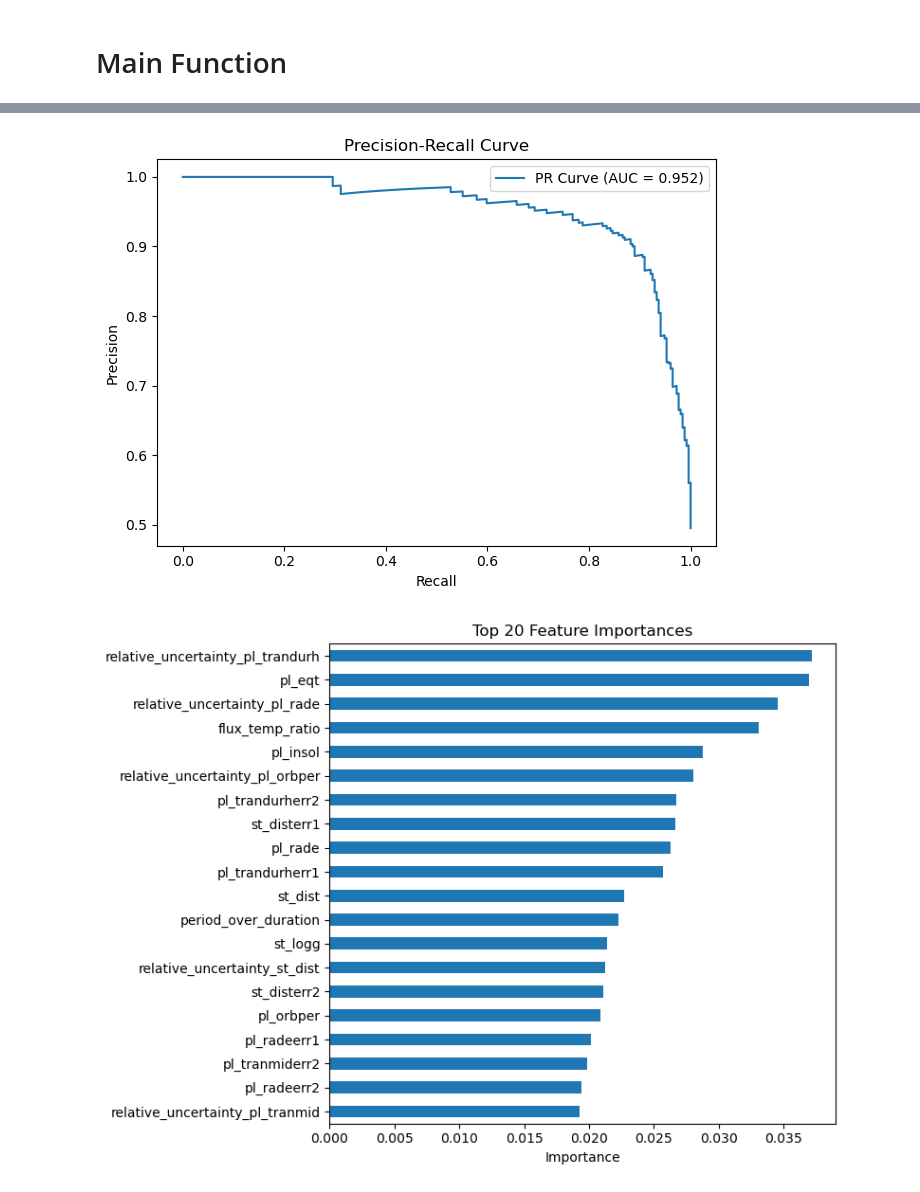
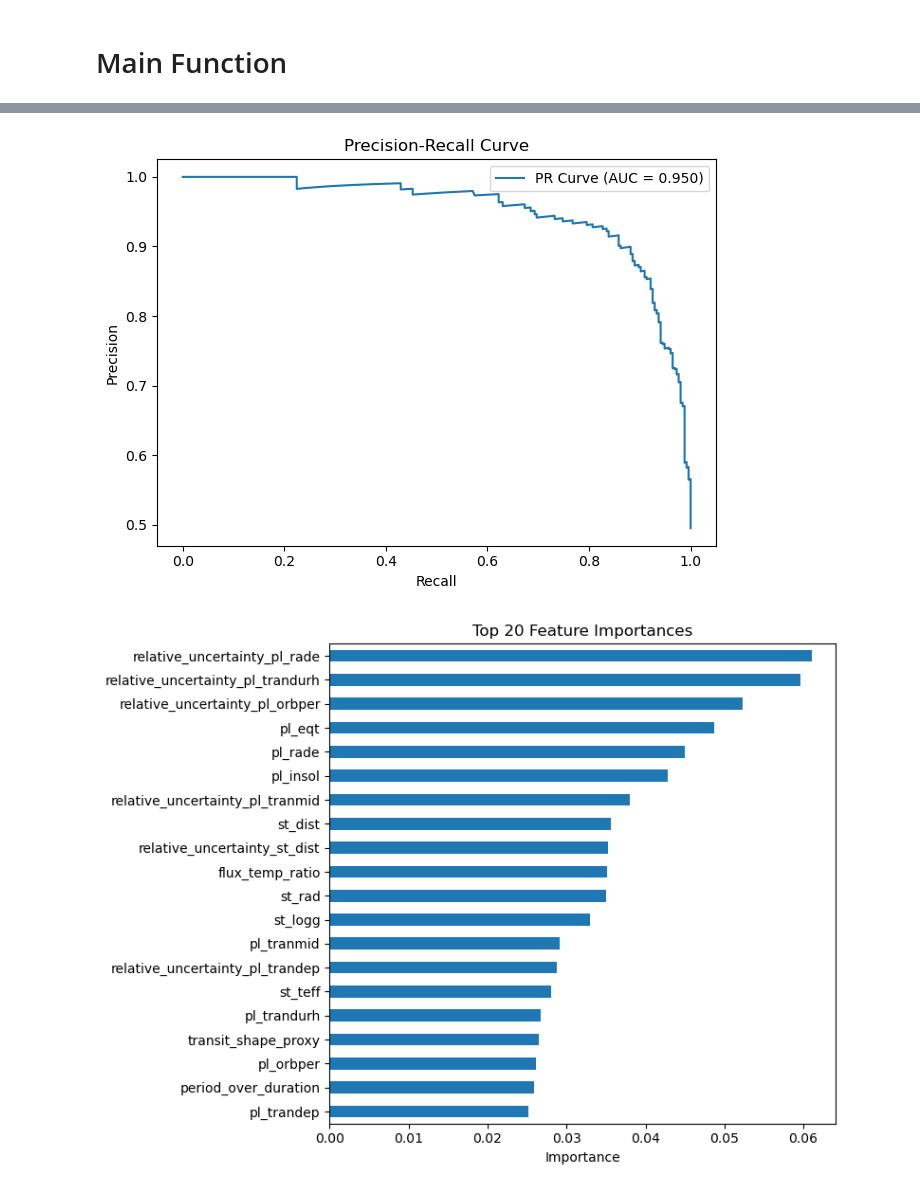
Before and after one commit to The-Eco-Guy/ML_projects, a Jupyter notebook: exoplanet_randomforest/randomforest_TESS.ipynb, the cells around one changed output, grey strips where cells are left out. Saved outputs shown, nothing was run; the diff lists cells and outputs as text; code cells hidden in the pictures.

```diff
--- a/exoplanet_randomforest/randomforest_TESS.ipynb
+++ b/exoplanet_randomforest/randomforest_TESS.ipynb
@@ -22,13 +22,19 @@ RANDOM_STATE = 42
 # Label Mappings and Utility Functions
 # %%
 def map_labels(series):
+    """Maps disposition labels to binary classes."""
     mapping = {"CP": 1, "KP": 1, "FP": 0, "FA": 0, "PC": np.nan, "APC": np.nan}
     mapped = series.astype(str).str.upper().map(mapping)
     return mapped.dropna()
 
 def engineer_features(df):
+    """
+    Engineers new features for the TESS dataset.
+    This function now includes an additional domain-specific feature.
+    """
     df = df.copy()
 
+    # --- Start of your pre-existing code ---
     for col in df.columns:
         if col.endswith("err1") and col[:-4] + "err2" in df.columns and col[:-4] in df.columns:
             base = col[:-4]
@@ -51,7 +57,10 @@ def engineer_features(df):
         'planet_star_radius_ratio': ('pl_rade', lambda df: safe_div(df['pl_rade'], df['st_rad'])),
         'flux_temp_ratio': ('pl_insol', lambda df: safe_div(df['pl_insol'], df['st_teff'])),
         'period_over_duration': ('pl_orbper', lambda df: safe_div(df['pl_orbper'], df['pl_trandurh'])),
-        'depth_over_tmag': ('pl_trandep', lambda df: safe_div(df['pl_trandep'], df['st_tmag']))
+        'depth_over_tmag': ('pl_trandep', lambda df: safe_div(df['pl_trandep'], df['st_tmag'])),
+
+        # --- Appended Code:
+        'transit_shape_proxy': ('pl_trandurh', lambda df: safe_div(df['pl_trandurh'], df['pl_orbper']))
     }
 
     for name, (ref, func) in derived_features.items():
@@ -122,9 +131,9 @@ def plot_results(y_test, y_prob, feature_importances, show_inline=True):
 # Objective Function for Optuna
 # %%
 def objective(trial, X_train, y_train):
-    n_estimators = trial.suggest_int('rf__n_estimators', 100, 600)
-    max_depth = trial.suggest_categorical('rf__max_depth', [None, 10, 20, 30])
-    min_samples_split = trial.suggest_int('rf__min_samples_split', 2, 10)
+    n_estimators = trial.suggest_int('rf__n_estimators', 100, 800)
+    max_depth = trial.suggest_categorical('rf__max_depth', [None, 10, 20, 30, 40])
+    min_samples_split = trial.suggest_int('rf__min_samples_split', 2, 15)
     max_features = trial.suggest_categorical('rf__max_features', ['sqrt', 'log2'])
 
     pipeline = build_pipeline()
@@ -156,11 +165,53 @@ def main(csv_path="tess.csv", n_trials=70):
     df = df.loc[y.index]
 
     print("[INFO] Engineering features...")
-    X = df.drop(columns=['tfopwg_disp'], errors='ignore')
+    X = df.drop(columns=['tfopwg_disp','toi','tid','rastr','decstr','toi_created','rowupdate'], errors='ignore')
     X = engineer_features(X)
-
+    X=X.drop(columns=['st_pmraerr1',
+    'st_pmraerr2',
+    'st_pmdecerr1',
+    'st_pmdecerr2',
+    'pl_tranmiderr1',
+    'pl_tranmiderr2',
+    'pl_orbpererr1',
+    'pl_orbpererr2',
+    'pl_trandurherr1',
+    'pl_trandurherr2',
+    'pl_trandeperr1',
+    'pl_trandeperr2',
+    'pl_radeerr1',
+    'pl_radeerr2',
+    'pl_insolerr1',
+    'pl_insolerr2',
+    'pl_eqterr1',
+    'pl_eqterr2',
+    'st_tmagerr1',
+    'st_tmagerr2',
+    'st_disterr1',
+    'st_disterr2',
+    'st_tefferr1',
+    'st_tefferr2',
+    'st_loggerr1',
+    'st_loggerr2',
+    'st_raderr1',
+    'st_raderr2',
+    'st_pmralim',
+    'st_pmdeclim',
+    'pl_tranmidlim',
+    'pl_orbperlim',
+    'pl_trandurhlim',
+    'pl_trandeplim',
+    'pl_radelim',
+    'pl_insollim',
+    'pl_eqtlim',
+    'st_tmaglim',
+    'st_distlim',
+    'st_tefflim',
+    'st_logglim',
+    'st_radlim'])
     numeric_cols = X.select_dtypes(include=[np.number]).columns
     X = X[numeric_cols]
+    print(X.columns)
     X = X.dropna(axis=1, how='all')
 
     X_train, X_test, y_train, y_test = train_test_split(
@@ -242,2 +293,2 @@ weighted avg       0.90      0.90      0.90       513
-[figure, old version]
+[figure, new version]
-[figure, old version]
+[figure, new version]
```
Also changed, not shown: parts of 1 cell of this notebook.
